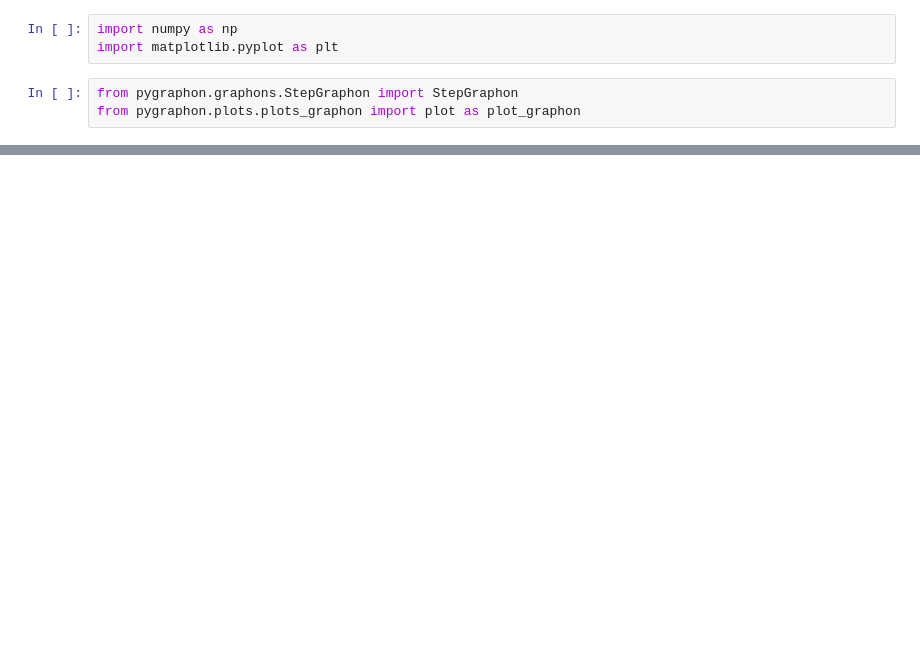
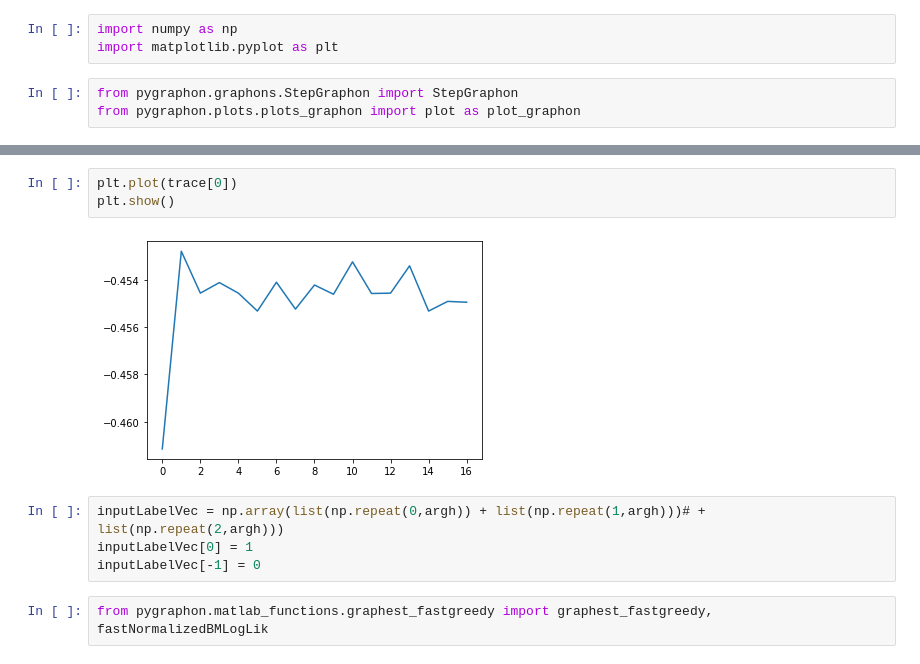
Before and after one commit to SDS-EPFL/pygraphon, a Jupyter notebook: dev/2022_12_02_test_nethist_python_version.ipynb, the cells around one changed output, grey strips where cells are left out. Drawn from its saved outputs; the diff is of its cells as text; blank space fills up the shorter version.

```diff
--- a/dev/2022_12_02_test_nethist_python_version.ipynb
+++ b/dev/2022_12_02_test_nethist_python_version.ipynb
@@ -99,0 +77,11 @@ nethist(A, h = argh)[0]
+# %%
+plt.plot(trace[0])
+plt.show()
+# %% [output]
+[figure, added]
+# %%
+inputLabelVec = np.array(list(np.repeat(0,argh)) + list(np.repeat(1,argh)))# + list(np.repeat(2,argh)))
+inputLabelVec[0] = 1
+inputLabelVec[-1] = 0
+# %%
+from pygraphon.matlab_functions.graphest_fastgreedy import graphest_fastgreedy, fastNormalizedBMLogLik
```
Also changed, not shown: parts of 20 cells of this notebook, 7 other files.
